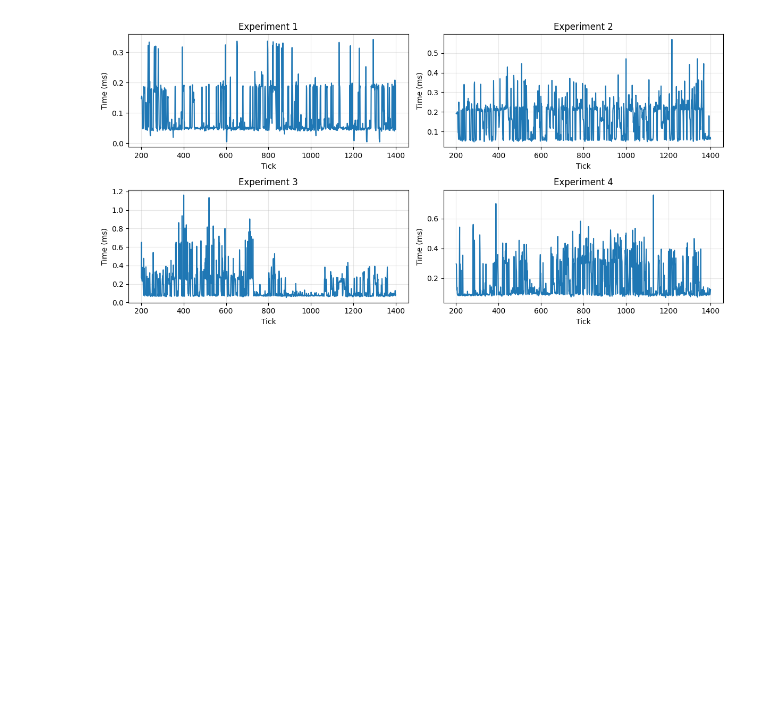
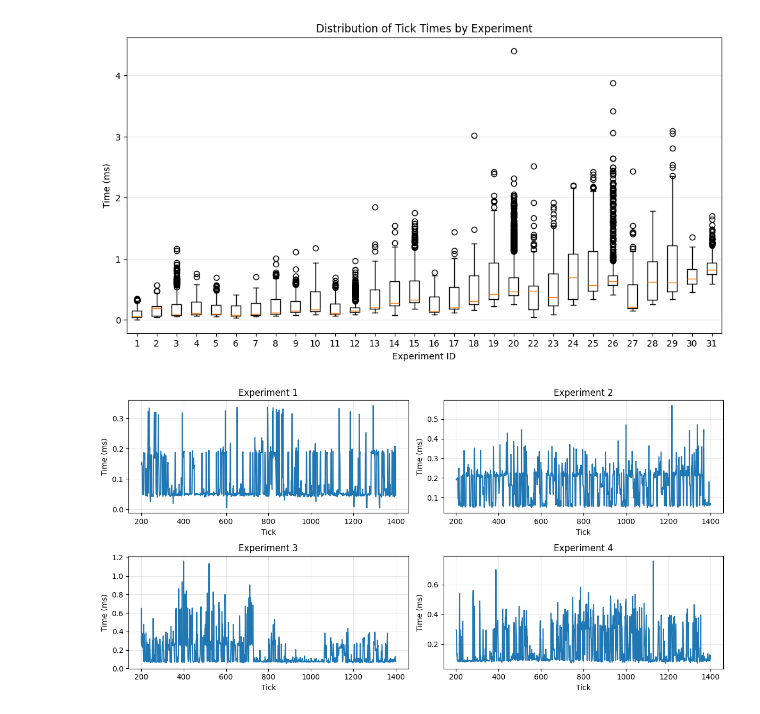
Before and after one commit to GDX64/rust-game, a Jupyter notebook: benchmarks/main.ipynb, the cells around one changed output. Saved outputs shown, nothing was run; the diff lists cells and outputs as text; code cells hidden in the pictures; blank space fills up the shorter version.

```diff
--- a/benchmarks/main.ipynb
+++ b/benchmarks/main.ipynb
@@ -61,3 +66,18 @@ merged_df = stats_df.merge(experiments_info, left_index=True, right_on='id')
+# %%
+# Create a list of data for each experiment
+experiment_data = [group['y'].values for exp_id, group in grouped]
+experiment_ids = [exp_id for exp_id, group in grouped]
+
+plt.figure(figsize=(12, 6))
+plt.boxplot(experiment_data, labels=experiment_ids)
+plt.xlabel('Experiment ID')
+plt.ylabel('Time (ms)')
+plt.title('Distribution of Tick Times by Experiment')
+plt.grid(True, alpha=0.3, axis='y')
+plt.savefig('./assets/boxplot_experiments.jpg')
+plt.show()
+# %% [output]
+[figure, added]
 # %%
 n_experiments = 4
 
```
Also changed, not shown: parts of 1 cell of this notebook, 1 other file.
